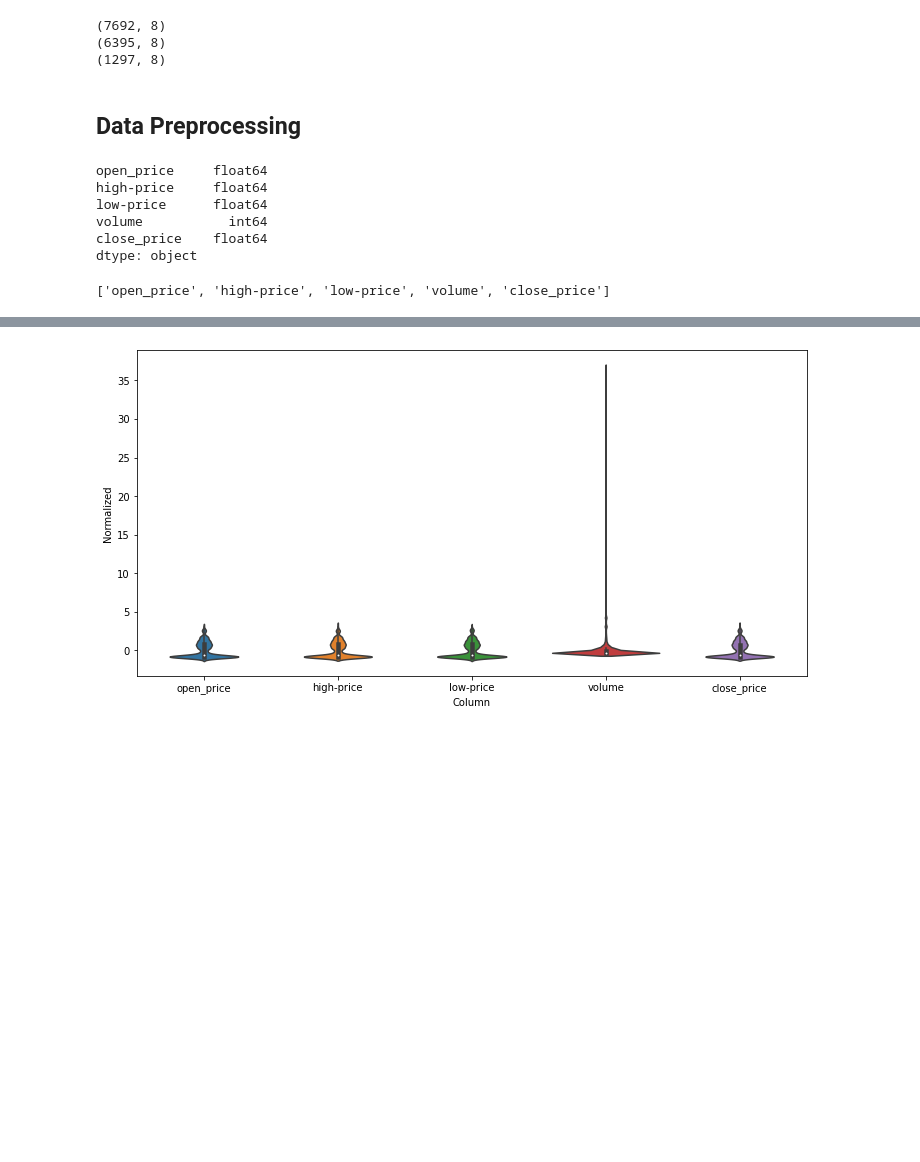
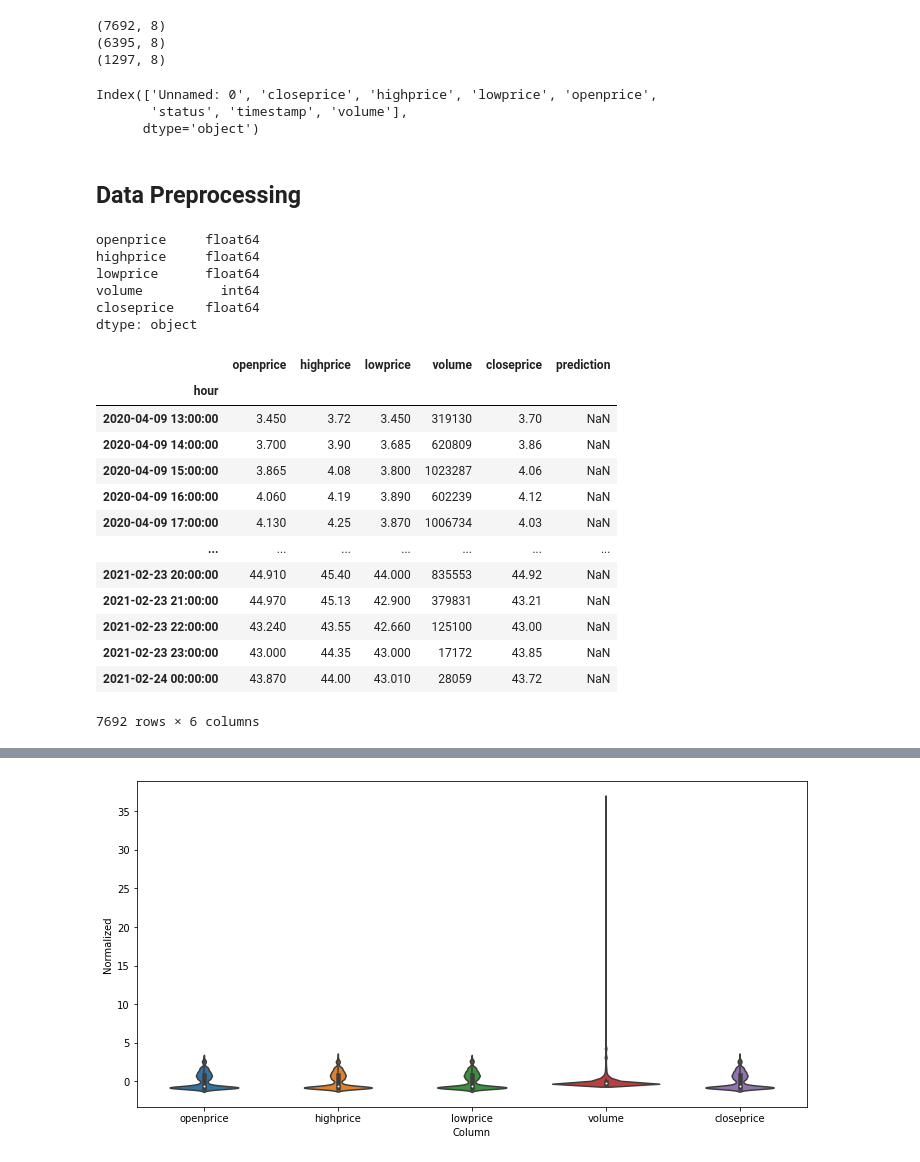
Before and after one commit to brijow/foobar-gamestop, a Jupyter notebook: notebooks/scratchboard.ipynb, the cells around one changed output, grey strips where cells are left out. Cells and saved outputs as stored; diff of their text form; code cells hidden in the pictures; blank space fills up the shorter version.

```diff
--- a/notebooks/scratchboard.ipynb
+++ b/notebooks/scratchboard.ipynb
@@ -18,47 +18,76 @@ from sklearn.metrics import log_loss
 # hourly resolution
 gamestop_data = pd.read_csv('../foobar/data/raw/stock_candle_60_2020-03-01_2021-03-01.csv')
 gamestop_data = gamestop_data.sort_values(by=['timestamp'], axis=0)
-gamestop_data['datetime'] = pd.to_datetime(gamestop_data['timestamp'], unit='s')
-gamestop_data = gamestop_data.set_index('datetime')
+gamestop_data['hour'] = pd.to_datetime(gamestop_data['timestamp'], unit='s')
+gamestop_data = gamestop_data.set_index('hour')
 
 # resmaple the data hourly and pad the gaps with the previous record
 gamestop_data = gamestop_data.resample('H', label='right').pad()
 print(gamestop_data.shape)
+gamestop_data = gamestop_data.rename(
+                        columns={
+                            "close_price": "closeprice",
+                            "open_price": "openprice",
+                            "high-price": "highprice",
+                            "low-price": "lowprice"
+                        }
+                    )
 
 train_data = gamestop_data[gamestop_data.index.year == 2020]
 short_squeeze_data = gamestop_data[gamestop_data.index.year == 2021]
 print(train_data.shape)
 print(short_squeeze_data.shape)
+train_data.columns
 # %% [output]
 (7692, 8)
 (6395, 8)
 (1297, 8)
+Index(['Unnamed: 0', 'closeprice', 'highprice', 'lowprice', 'openprice',
+       'status', 'timestamp', 'volume'],
+      dtype='object')
 # %% [markdown]
 ## Data Preprocessing
 # %%
 # create train and test dataset
 # sorted based on timestamp
 
 # extract timestamps for visualization
 train_datetime_list = list(train_data.index)
 target_datetime_list = list(short_squeeze_data.index)
 gamestop_datetime_list = list(gamestop_data.index)
 
 # reordering the columns: put the prediction column to the last column
-cols = ['open_price', 'high-price', 'low-price', 'volume','close_price']
+cols = ['openprice', 'highprice', 'lowprice', 'volume', 'closeprice']
 df_train = train_data[cols]
 df_target = short_squeeze_data[cols]
 df_gamestop = gamestop_data[cols]
 
+out = df_gamestop.copy()
+out['prediction'] = np.nan
+out.to_csv('../foobar/data/processed/gme.csv')
 # check the df column types to ensure they have correct types
 print(df_train.dtypes)
 cols
+out
 # %% [output]
-open_price     float64
-high-price     float64
-low-price      float64
-volume           int64
-close_price    float64
+openprice     float64
+highprice     float64
+lowprice      float64
+volume          int64
+closeprice    float64
 dtype: object
+|  | openprice | highprice | lowprice | volume | closeprice | prediction |
+| hour |  |  |  |  |  |  |
+| 2020-04-09 13:00:00 | 3.450 | 3.72 | 3.450 | 319130 | 3.70 | NaN |
+| 2020-04-09 14:00:00 | 3.700 | 3.90 | 3.685 | 620809 | 3.86 | NaN |
+| 2020-04-09 15:00:00 | 3.865 | 4.08 | 3.800 | 1023287 | 4.06 | NaN |
+| 2020-04-09 16:00:00 | 4.060 | 4.19 | 3.890 | 602239 | 4.12 | NaN |
+| 2020-04-09 17:00:00 | 4.130 | 4.25 | 3.870 | 1006734 | 4.03 | NaN |
+| ... | ... | ... | ... | ... | ... | ... |
+| 2021-02-23 20:00:00 | 44.910 | 45.40 | 44.000 | 835553 | 44.92 | NaN |
+| 2021-02-23 21:00:00 | 44.970 | 45.13 | 42.900 | 379831 | 43.21 | NaN |
+| 2021-02-23 22:00:00 | 43.240 | 43.55 | 42.660 | 125100 | 43.00 | NaN |
+| 2021-02-23 23:00:00 | 43.000 | 44.35 | 43.000 | 17172 | 43.85 | NaN |
+| 2021-02-24 00:00:00 | 43.870 | 44.00 | 43.010 | 28059 | 43.72 | NaN |
-['open_price', 'high-price', 'low-price', 'volume', 'close_price']
+7692 rows × 6 columns
 # %%
```
Also changed, not shown: parts of 3 cells of this notebook, 12 other files.
